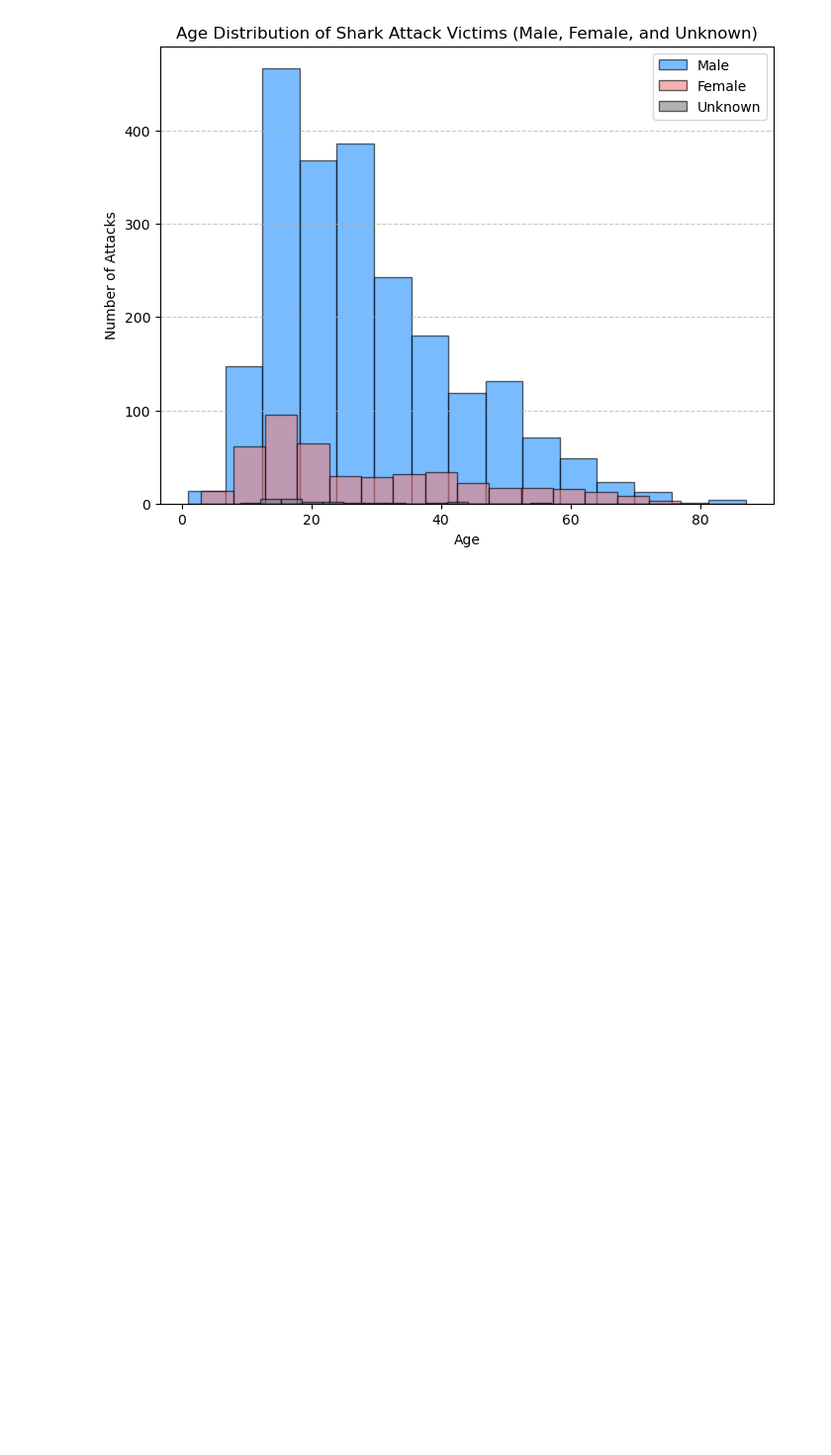
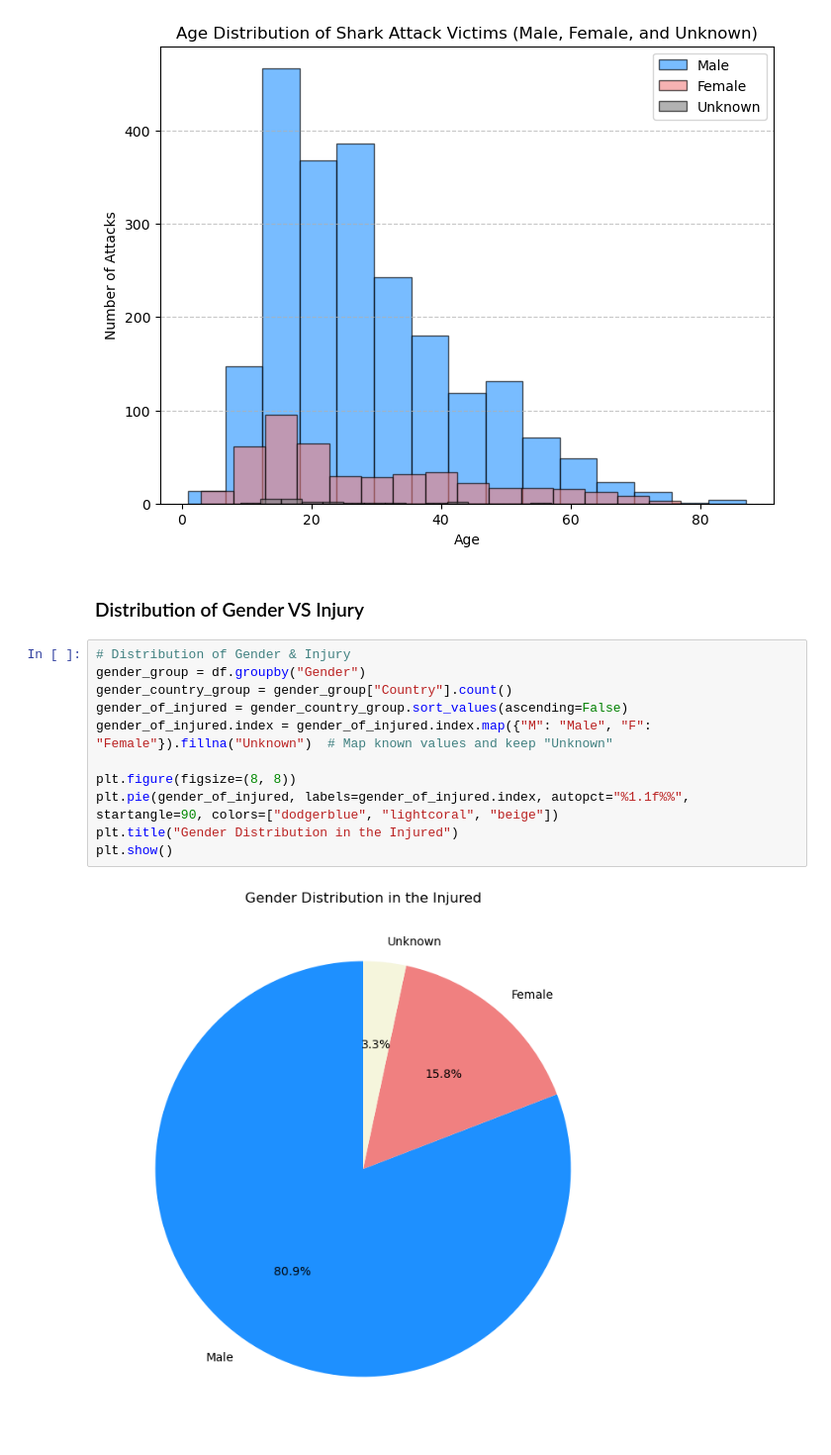
Before and after one commit to SheryllD/shark_attacks_project, a Jupyter notebook: shark_date_cleaning.ipynb, the cells around one changed output. Shown at 99% size. Saved outputs shown, nothing was run; the diff lists cells and outputs as text; blank space fills up the shorter version.

Commit message:
added injury

```diff
--- a/shark_date_cleaning.ipynb
+++ b/shark_date_cleaning.ipynb
@@ -1477,3 +1477,18 @@ plt.grid(axis="y", linestyle="--", alpha=0.7)
 plt.show()
 # %% [output]
 [figure]
+# %% [markdown]
+### Distribution of Gender VS Injury
+# %%
+# Distribution of Gender & Injury
+gender_group = df.groupby("Gender")
+gender_country_group = gender_group["Country"].count()
+gender_of_injured = gender_country_group.sort_values(ascending=False)
+gender_of_injured.index = gender_of_injured.index.map({"M": "Male", "F": "Female"}).fillna("Unknown")  # Map known values and keep "Unknown"
+
+plt.figure(figsize=(8, 8))
+plt.pie(gender_of_injured, labels=gender_of_injured.index, autopct="%1.1f%%", startangle=90, colors=["dodgerblue", "lightcoral", "beige"])
+plt.title("Gender Distribution in the Injured")
+plt.show()
+# %% [output]
+[figure, added]
```
